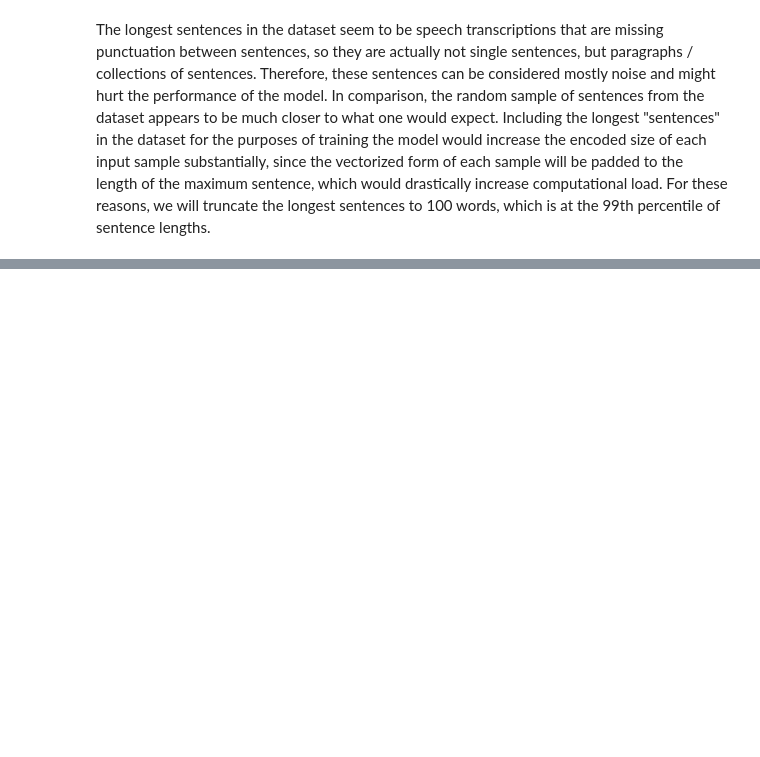
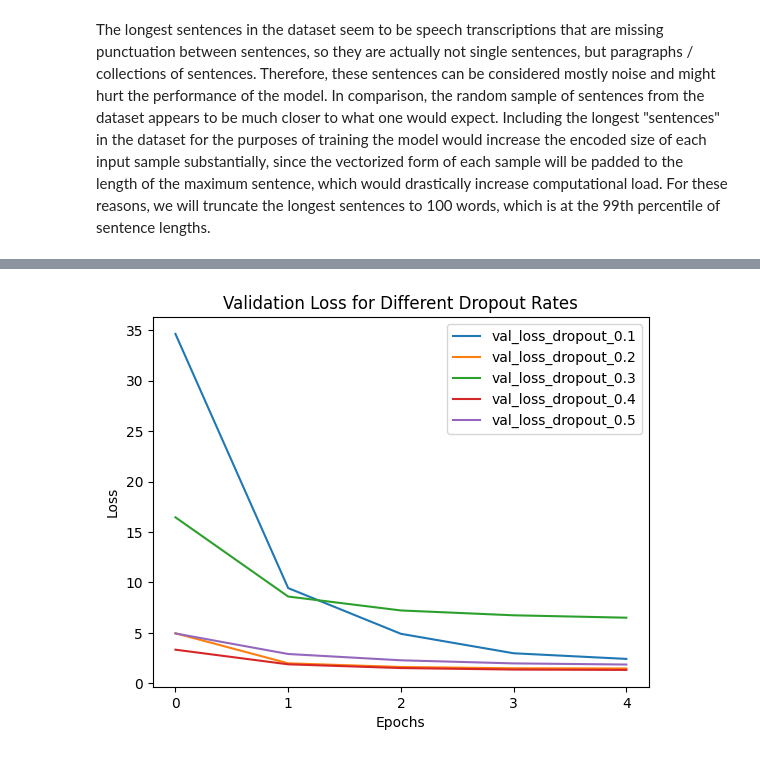
Before and after one commit to apradhan12/cs-6120-group-29, a Jupyter notebook: sequence_labeling.ipynb, the cells around one changed output, grey strips where cells are left out. Cells and saved outputs as stored; diff of their text form; code cells hidden in the pictures; blank space fills up the shorter version.

```diff
--- a/sequence_labeling.ipynb
+++ b/sequence_labeling.ipynb
@@ -180,0 +382,4 @@ pred_test = model.predict(X_test)
+# %%
+# Includes all the columns (words, tags, candidate, etc.)
+X_test_expanded = df.iloc[X_test.index].reset_index(drop=True)
+X_test_expanded
@@ -180,0 +930,25 @@ pred_test = model.predict(X_test)
+# %%
+def create_model_dropout(dropout_rate, max_len, vocab_size, tag_size):
+    input_tensor_do = Input(shape=(max_len,))
+    model_do = Embedding(input_dim=vocab_size, output_dim=50, input_length=max_len)(input_tensor_do)
+    model_do = Bidirectional(LSTM(units=50, return_sequences=True, recurrent_dropout=dropout_rate))(model_do)
+    model_do = Dropout(dropout_rate)(model_do)  # Dropout added after LSTM layer
+    model_do = TimeDistributed(Dense(tag_size, activation="relu"))(model_do)
+    crf_do = CRF(tag_size)  # CRF layer
+    out_do = crf_do(model_do)  # output
+    model_do = ModelWithCRFLoss(Model(input_tensor_do, out_do))
+
+    return model_do
+# %%
+dropout_rates = [0.1, 0.2, 0.3, 0.4, 0.5]
+histories = {}
+models_dropout = []
+
+for rate in dropout_rates:
+    print(f"Training model with dropout rate: {rate}")
+    model_dropout = create_model_dropout(dropout_rate=rate, max_len=100, vocab_size=len(word_tokenizer.word_index) + 1, tag_size=len(tag_tokenizer.word_index) + 1)
+    model_dropout.compile(optimizer="adam", loss="categorical_crossentropy", metrics=["accuracy"])
+
+    history_dropout = model_dropout.fit(X_train_tokens, y_train_tokens, epochs=5, batch_size=32, validation_split=0.1)
+    histories[rate] = history_dropout
+    models_dropout.append(model_dropout)
@@ -180,0 +973,5 @@ pred_test = model.predict(X_test)
+# %%
+predictions = {}
+
+for i, rate in enumerate(dropout_rates):
+    predictions[rate] = models_dropout[i].predict(X_test_tokens)
@@ -180,0 +984,12 @@ pred_test = model.predict(X_test)
+# %%
+for rate in dropout_rates:
+    plt.plot(histories[rate].history['val_loss_val'], label=f"val_loss_dropout_{rate}")
+
+plt.title('Validation Loss for Different Dropout Rates')
+plt.xlabel('Epochs')
+plt.ylabel('Loss')
+plt.legend()
+plt.xticks(np.arange(5))
+plt.show()
+# %% [output]
+[figure, added]
```
Also changed, not shown: parts of 80 cells of this notebook, 7 other files.
